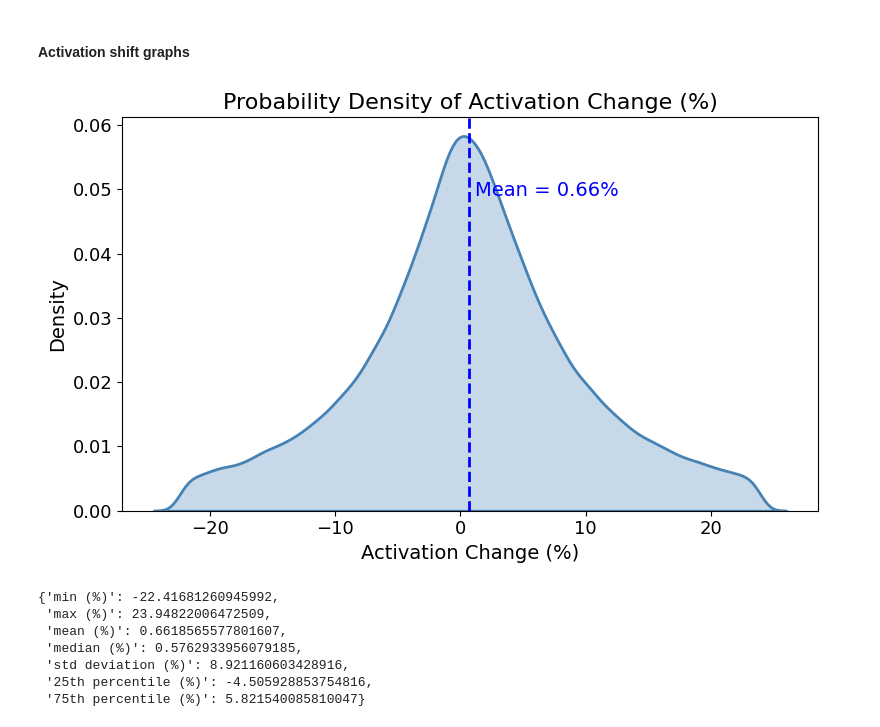
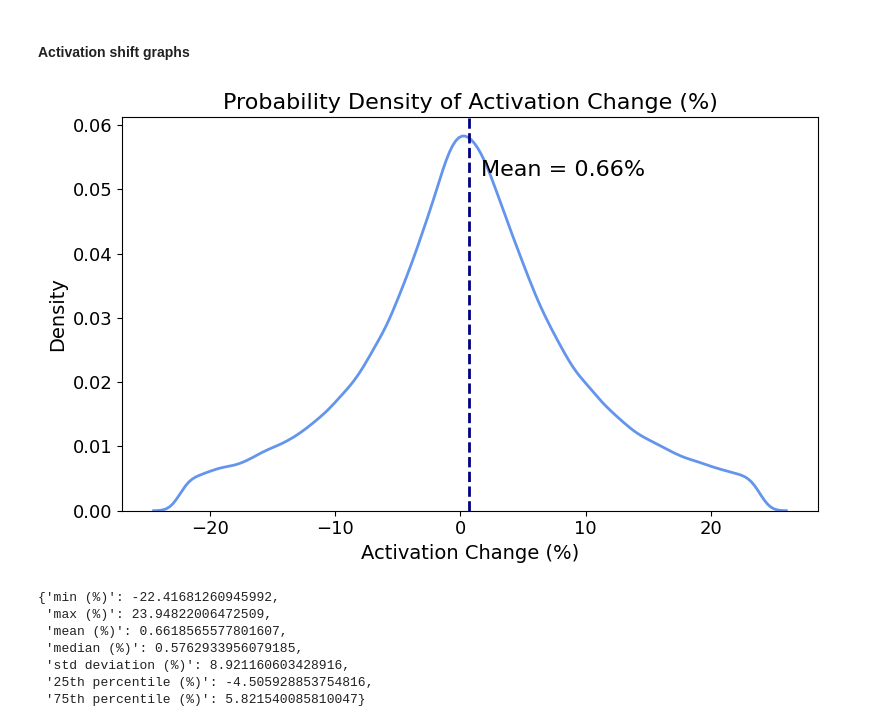
Before and after one commit to PamelaBha/MIB, a Jupyter notebook: toxicity/graphs/contribution_plot_llama3.ipynb, the cells around one changed output. Saved outputs shown, nothing was run; the diff lists cells and outputs as text; code cells hidden in the pictures.

```diff
--- a/toxicity/graphs/contribution_plot_llama3.ipynb
+++ b/toxicity/graphs/contribution_plot_llama3.ipynb
@@ -109,28 +109,27 @@ upper = percentage_change.quantile(0.90)
 clipped = percentage_change[(percentage_change >= lower) & (percentage_change <= upper)]
 # %%
 mean_val = clipped.mean()
+std_val = clipped.std()
 
 plt.figure(figsize=(8, 5))
-sns.kdeplot(clipped, fill=True, alpha=0.3, color='steelblue', linewidth=2)
+sns.kdeplot(clipped, fill=False, color='cornflowerblue', linewidth=2)
 
-# Add mean line and label
-plt.axvline(mean_val, color='blue', linestyle='--', linewidth=2)
-plt.text(mean_val + 0.5, plt.ylim()[1] * 0.8, f'Mean = {mean_val:.2f}%', color='blue', fontsize=14)
+# Mean line and label
+plt.axvline(mean_val, color='navy', linestyle='--', linewidth=2)
+plt.text(mean_val + 1, plt.ylim()[1] * 0.85,
+         f'Mean = {mean_val:.2f}%', color='black', fontsize=16)
 
-# Titles and labels
 plt.title('Probability Density of Activation Change (%)', fontsize=16)
 plt.xlabel('Activation Change (%)', fontsize=14)
 plt.ylabel('Density', fontsize=14)
-
-# Increase tick size
 plt.xticks(fontsize=13)
 plt.yticks(fontsize=13)
-
 plt.grid(False)
 plt.tight_layout()
 plt.show()
+plt.show()
 # %% [output]
-[figure, old version]
+[figure, new version]
 # %%
 stats = {
     'min (%)': clipped.min(),
```
Also changed, not shown: parts of 3 cells of this notebook, 3 other files.
